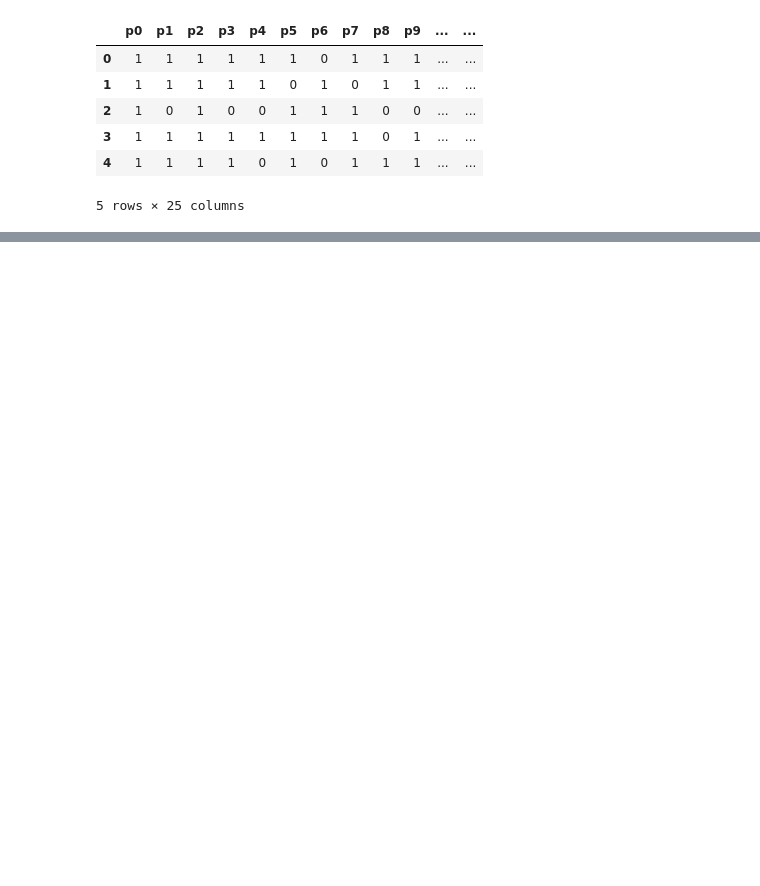
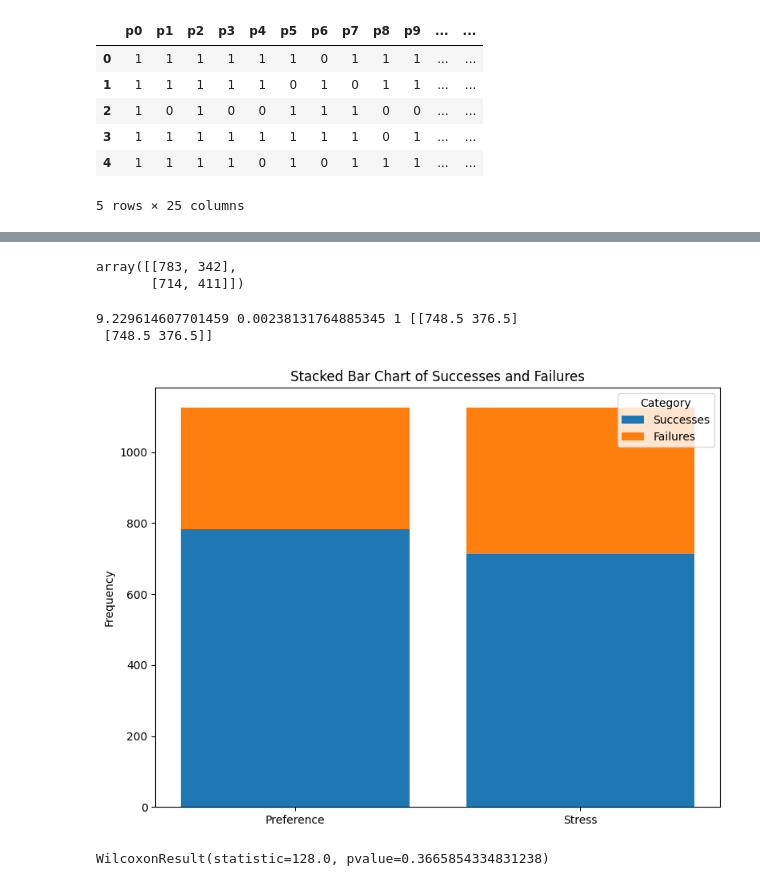
Before and after one commit to JacobLMiller/stress-preference, a Jupyter notebook: preference_analysis.ipynb, the cells around one changed output, grey strips where cells are left out. Cells and saved outputs as stored; diff of their text form; code cells hidden in the pictures; blank space fills up the shorter version.

```diff
--- a/preference_analysis.ipynb
+++ b/preference_analysis.ipynb
@@ -108,11 +108,11 @@ Let's instead treat each participant at a different factor level
 # %%
 data = dict()
 for row in range(df.shape[0]):
-    responses = json.loads(df.iloc[row]['answers'])
+    responses_ = json.loads(df.iloc[row]['answers'])
     drawings = json.loads(df.iloc[row]['drawings'].replace("\'", "\""))
 
     local_data = list()
-    for i, (pair, response) in enumerate(zip(drawings, responses)):
+    for i, (pair, response) in enumerate(zip(drawings, responses_)):
         metric_1 = extract_metric(pair[0])
         metric_2 = extract_metric(pair[1])
         metric_diff = metric_2 - metric_1
@@ -145,0 +152,15 @@ FriedmanchisquareResult(statistic=200.22043948378095, pvalue=9.478837764357417e-
+# %%
+stress = pd.read_csv("cleaned_data/nt_stress50-cleaned.csv")
+stress_responses = stress[['accuracy']].values.tolist()
+stress_responses_table = [json.loads(s[0]) for s in stress_responses]
+# %%
+stress_responses = np.array(stress_responses_table).flatten()
+# %%
+contingency_table = np.array([
+    [sum(responses), sum(1 for r in responses if r == 0)],
+    [sum(stress_responses), sum(1 for r in stress_responses if r == 0)]
+])
+contingency_table
+# %% [output]
+array([[783, 342],
+       [714, 411]])
@@ -145,0 +171,35 @@ FriedmanchisquareResult(statistic=200.22043948378095, pvalue=9.478837764357417e-
+# %%
+print(chi2_stat, pvalue, dof, expected)
+# %% [output]
+9.229614607701459 0.00238131764885345 1 [[748.5 376.5]
+ [748.5 376.5]]
+# %%
+import matplotlib.pyplot as plt
+import numpy as np
+
+# Define labels for groups and categories
+groups = ['Preference', 'Stress']
+categories = ['Successes', 'Failures']
+
+# Transpose data to stack categories for each group
+stacked_data = contingency_table.T
+
+# Create a stacked bar chart
+x = np.arange(len(groups))  # Group positions on x-axis
+fig, ax = plt.subplots(figsize=(8, 6))
+
+# Plot each category
+for i, category_data in enumerate(stacked_data):
+    ax.bar(x, category_data, label=categories[i], bottom=stacked_data[:i].sum(axis=0))
+
+# Add labels, title, and legend
+ax.set_xticks(x)
+ax.set_xticklabels(groups)
+ax.set_ylabel('Frequency')
+ax.set_title('Stacked Bar Chart of Successes and Failures')
+ax.legend(title='Category')
+
+plt.tight_layout()
+plt.show()
+# %% [output]
+[figure, added]
@@ -145,0 +209,5 @@ FriedmanchisquareResult(statistic=200.22043948378095, pvalue=9.478837764357417e-
+# %%
+from scipy.stats import wilcoxon
+wilcoxon(pref_means,stress_means)
+# %% [output]
+WilcoxonResult(statistic=128.0, pvalue=0.3665854334831238)
```
Also changed, not shown: parts of 18 cells of this notebook, 35 other files.
